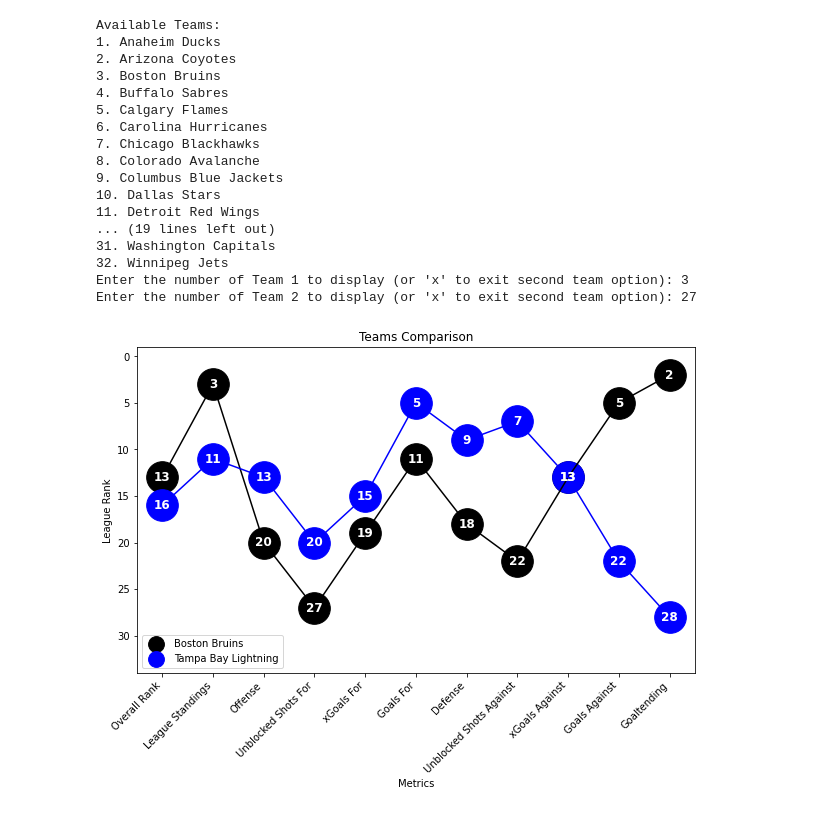
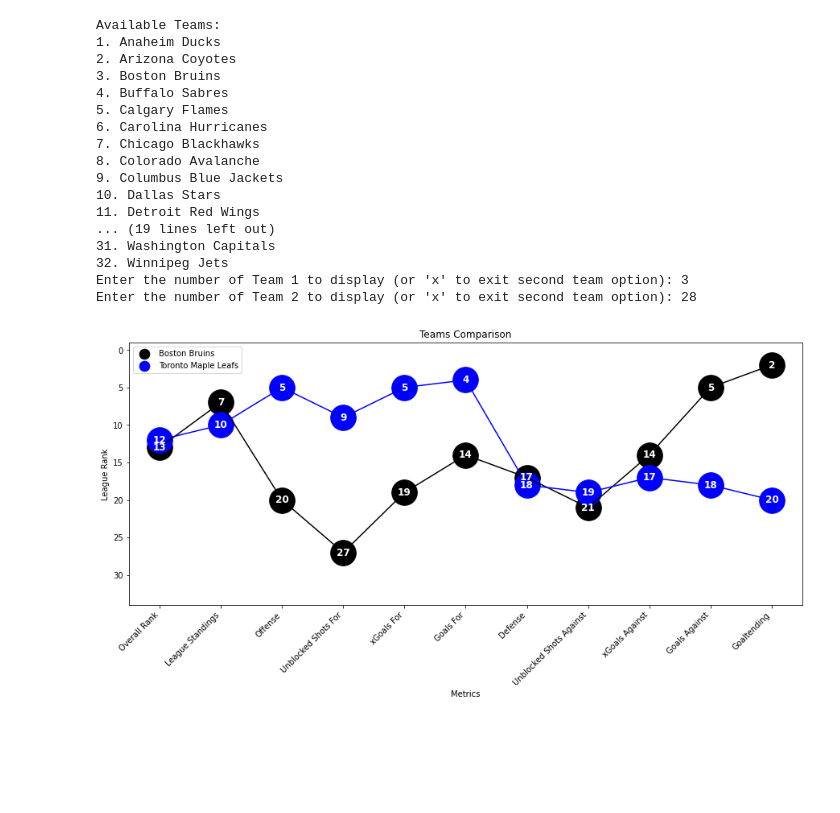
Before and after one commit to hatch47/DataAnalystProjects, a Jupyter notebook: 2023-24 Conditional Formatting Cards/TeamCard23-24.ipynb, the cells around one changed output. Drawn from its saved outputs; the diff is of its cells as text; code cells hidden in the pictures; blank space fills up the shorter version.

```diff
--- a/2023-24 Conditional Formatting Cards/TeamCard23-24.ipynb
+++ b/2023-24 Conditional Formatting Cards/TeamCard23-24.ipynb
@@ -17,7 +17,7 @@ def plot_team(team_name):
     values = team_data.values[1:]  # Exclude 'Team'
 
     # Create scatter plot with circles as markers
-    fig, ax = plt.subplots(figsize=(10, 6))
+    fig, ax = plt.subplots(figsize=(15, 6))
     scatter = ax.scatter(categories, values, color='black', s=1000)  # Circles as markers
     ax.set_title(f'{team_name}')
     ax.set_ylabel('League Rank')
@@ -89,7 +90,7 @@ data = pd.read_csv(file_path)
 # Code for two team selection
 # Define function to plot data for selected teams
 def plot_teams(team_names):
-    fig, ax = plt.subplots(figsize=(10, 6))
+    fig, ax = plt.subplots(figsize=(15, 6))
     ax.set_ylabel('League Rank')
     ax.set_xlabel('Metrics')
     ax.set_ylim(-1, 34)  # Set y-axis limits
@@ -115,7 +116,7 @@ def plot_teams(team_names):
             ax.plot([categories[i], categories[i+1]], [values[i], values[i+1]], color=color)
 
     ax.set_title('Teams Comparison')
-    ax.legend(markerscale=0.5)
+    ax.legend(markerscale=0.4)
     plt.show()
 
 # Main code
@@ -137,32 +138,32 @@ if __name__ == "__main__":
                     print("You need to select at least one team.")
                     continue
             choice = int(choice)
             if 1 <= choice <= len(teams):
                 selected_team = teams[choice - 1]
                 selected_teams.append(selected_team)
             else:
                 print("Invalid choice. Please enter a number within the range.")
         except ValueError:
             print("Invalid input. Please enter a valid number.")
 
     if len(selected_teams) >= 1:
         plot_teams(selected_teams)
 # %% [output]
 Available Teams:
 1. Anaheim Ducks
 2. Arizona Coyotes
 3. Boston Bruins
 4. Buffalo Sabres
 5. Calgary Flames
 6. Carolina Hurricanes
 7. Chicago Blackhawks
 8. Colorado Avalanche
 9. Columbus Blue Jackets
 10. Dallas Stars
 11. Detroit Red Wings
 ... (19 lines left out)
 31. Washington Capitals
 32. Winnipeg Jets
 Enter the number of Team 1 to display (or 'x' to exit second team option): 3
-Enter the number of Team 2 to display (or 'x' to exit second team option): 27
+Enter the number of Team 2 to display (or 'x' to exit second team option): 28
-[figure, old version]
+[figure, new version]
```
Also changed, not shown: parts of 1 cell of this notebook, 3 other files.
